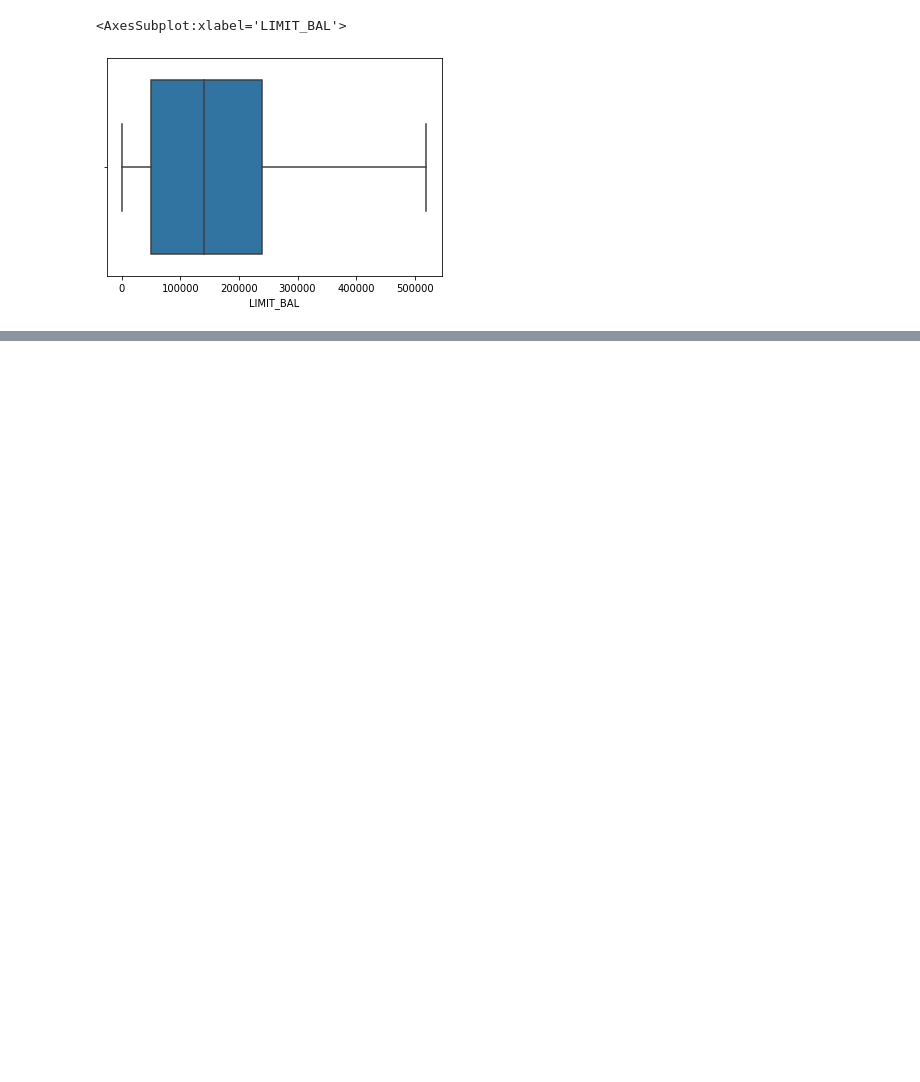
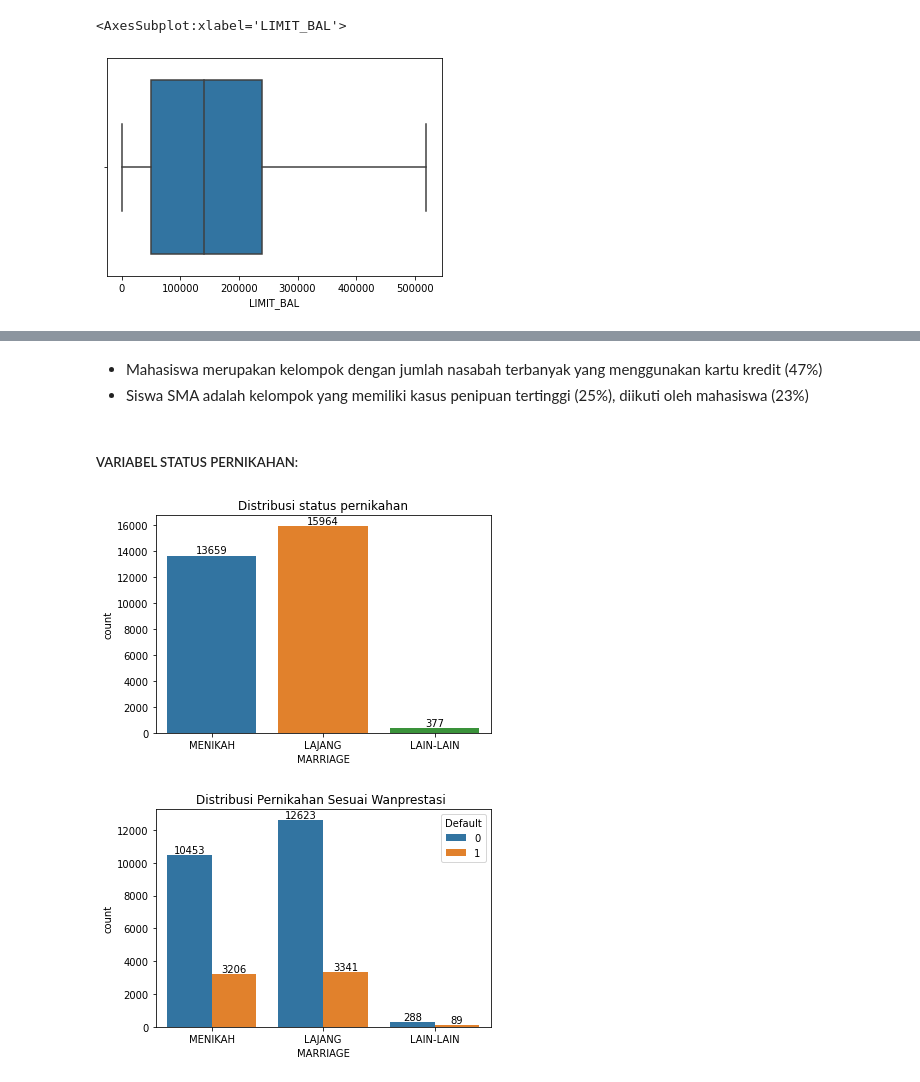
Before and after one commit to JuanFakhri/Default-Dataset_Klien_Kartu_Kredit, a Jupyter notebook: Porfolio_Credit.ipynb, the cells around one changed output, grey strips where cells are left out. Cells and saved outputs as stored; diff of their text form; code cells hidden in the pictures; blank space fills up the shorter version.

```diff
--- a/Porfolio_Credit.ipynb
+++ b/Porfolio_Credit.ipynb
@@ -240,0 +299,22 @@ sns.boxplot(x=df.LIMIT_BAL,showfliers = False)
+# %% [markdown]
+- Mahasiswa merupakan kelompok dengan jumlah nasabah terbanyak yang menggunakan kartu kredit (47%)
+- Siswa SMA adalah kelompok yang memiliki kasus penipuan tertinggi (25%), diikuti oleh mahasiswa (23%)
+# %% [markdown]
+##### VARIABEL STATUS PERNIKAHAN:
+# %%
+ax=sns.countplot(x= df['MARRIAGE'])
+for label in ax.containers:
+    ax.bar_label(label)
+plt.xticks([0,1,2], labels=["MENIKAH", "LAJANG",'LAIN-LAIN'])
+plt.title("Distribusi status pernikahan")
+plt.show()
+
+ax=sns.countplot(data=df, x="MARRIAGE", hue="Default")
+for label in ax.containers:
+    ax.bar_label(label)
+plt.xticks([0,1,2], labels=["MENIKAH", "LAJANG",'LAIN-LAIN'])
+plt.title("Distribusi Pernikahan Sesuai Wanprestasi ")
+plt.show()
+# %% [output]
+[figure, added]
+[figure, added]
```
Also changed, not shown: parts of 27 cells of this notebook.
